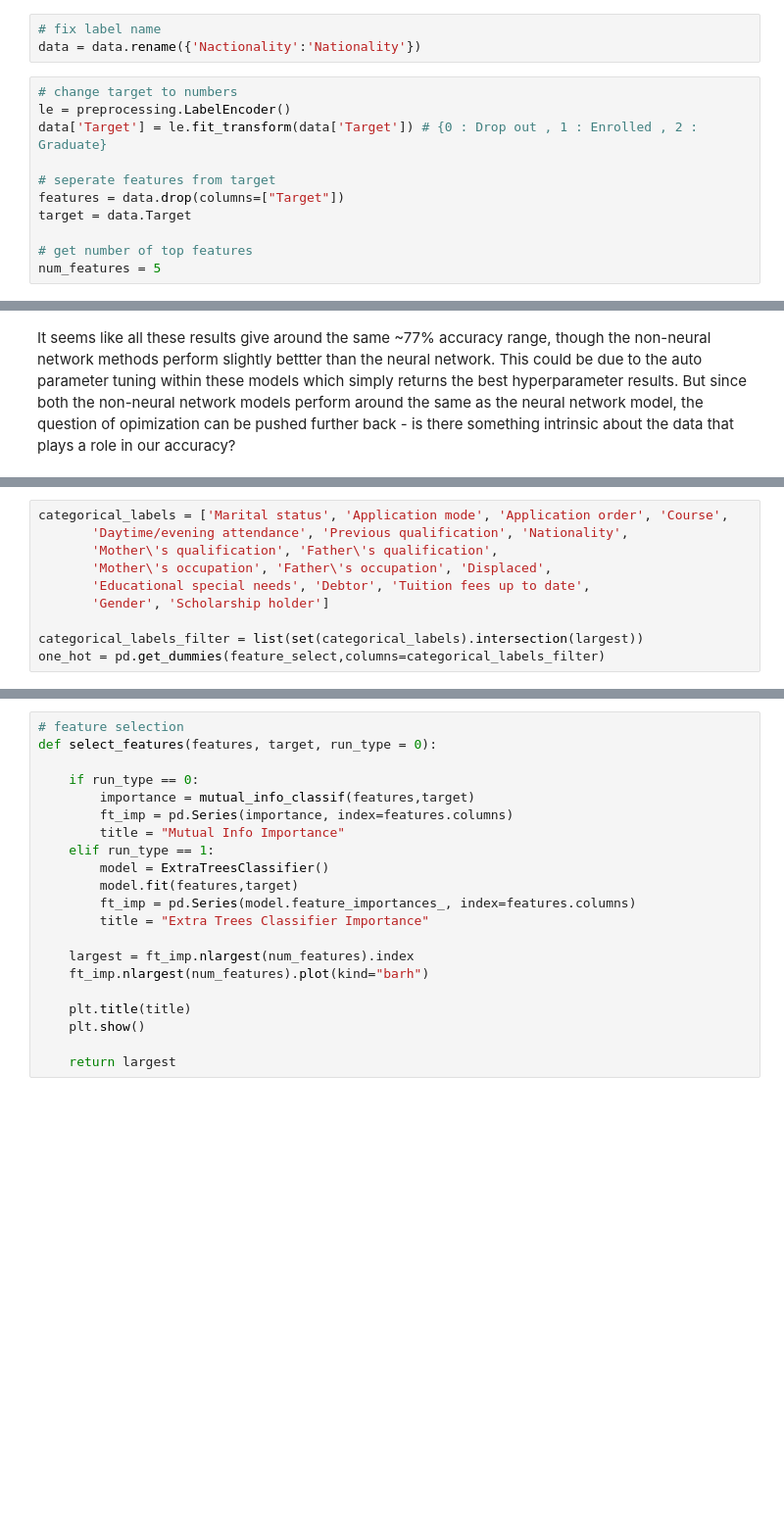
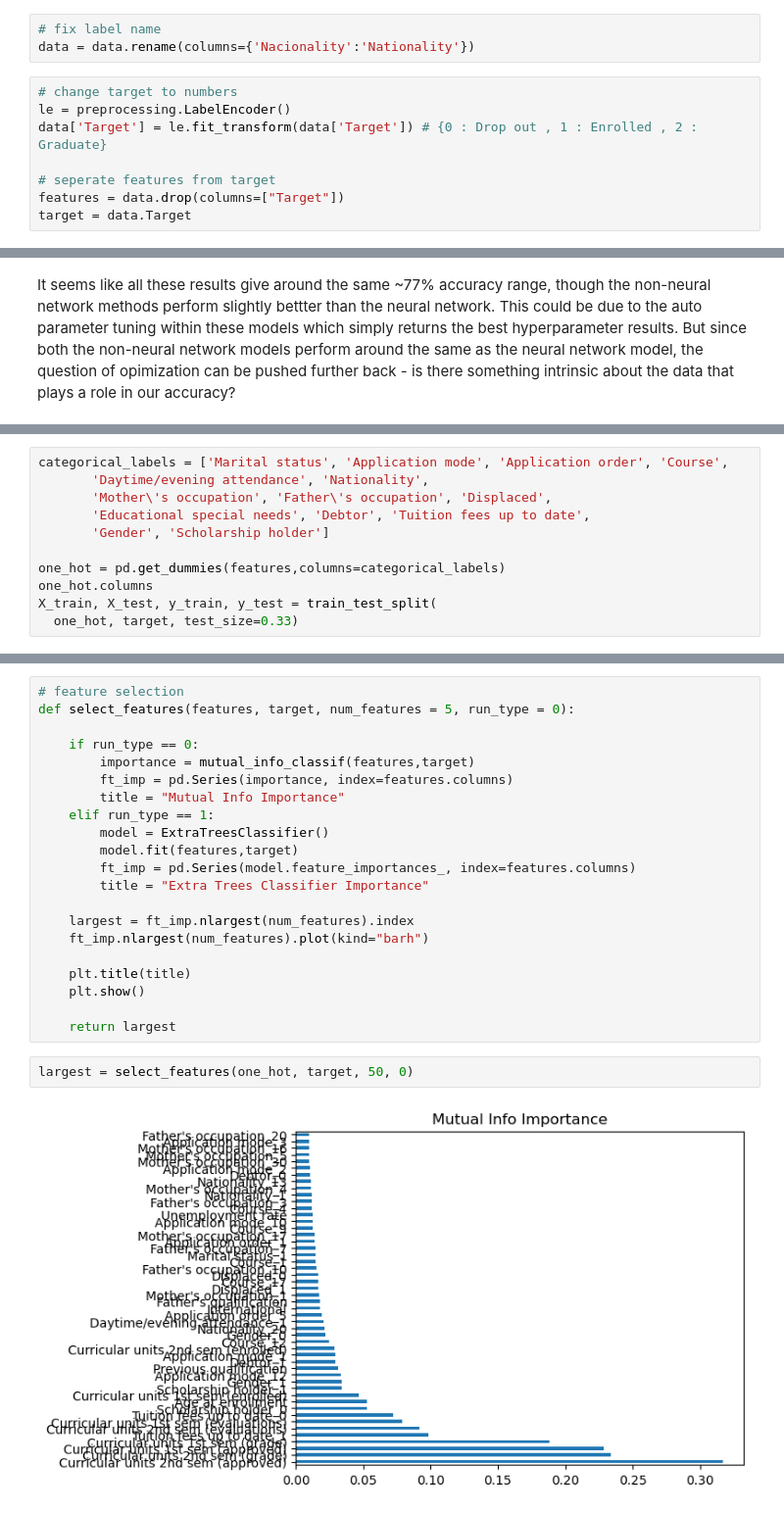
Before and after one commit to nathanchenseanwalter/ml_courses, a Jupyter notebook: dropout_risk/FinalProject.ipynb, the cells around one changed output, grey strips where cells are left out. Shown at 98% size. Saved outputs shown, nothing was run; the diff lists cells and outputs as text; blank space fills up the shorter version.

```diff
--- a/dropout_risk/FinalProject.ipynb
+++ b/dropout_risk/FinalProject.ipynb
@@ -43,7 +43,7 @@ data.head()
 Step by step rundown of how data is processed such that it can be read into a neural network
 # %%
 # fix label name
-data = data.rename({'Nactionality':'Nationality'})
+data = data.rename(columns={'Nacionality':'Nationality'})
 # %%
 # change target to numbers
 le = preprocessing.LabelEncoder()
@@ -52,9 +52,6 @@ data['Target'] = le.fit_transform(data['Target']) # {0 : Drop out , 1 : Enrolled
 # seperate features from target
 features = data.drop(columns=["Target"])
 target = data.Target
-
-# get number of top features
-num_features = 5
 # %%
 # split into training and testing sets
 X_train, X_test, y_train, y_test = train_test_split(
@@ -305,10 +319,11 @@ Perhaps some of these play a role, perhaps none do. So we can try to play around
 # %%
 categorical_labels = ['Marital status', 'Application mode', 'Application order', 'Course',
-       'Daytime/evening attendance', 'Previous qualification', 'Nationality',
-       'Mother\'s qualification', 'Father\'s qualification',
+       'Daytime/evening attendance', 'Nationality',
        'Mother\'s occupation', 'Father\'s occupation', 'Displaced',
        'Educational special needs', 'Debtor', 'Tuition fees up to date',
        'Gender', 'Scholarship holder']
 
-categorical_labels_filter = list(set(categorical_labels).intersection(largest))
-one_hot = pd.get_dummies(feature_select,columns=categorical_labels_filter)
+one_hot = pd.get_dummies(features,columns=categorical_labels)
+one_hot.columns
+X_train, X_test, y_train, y_test = train_test_split(
+  one_hot, target, test_size=0.33)
@@ -315,6 +359,6 @@ one_hot = pd.get_dummies(feature_select,columns=categorical_labels_filter)
 # %%
 # feature selection
-def select_features(features, target, run_type = 0):
+def select_features(features, target, num_features = 5, run_type = 0):
 
     if run_type == 0:
         importance = mutual_info_classif(features,target)
@@ -333,3 +377,7 @@ def select_features(features, target, run_type = 0):
     plt.show()
 
     return largest
+# %%
+largest = select_features(one_hot, target, 50, 0)
+# %% [output]
+[figure, added]
```
Also changed, not shown: parts of 15 cells of this notebook.
